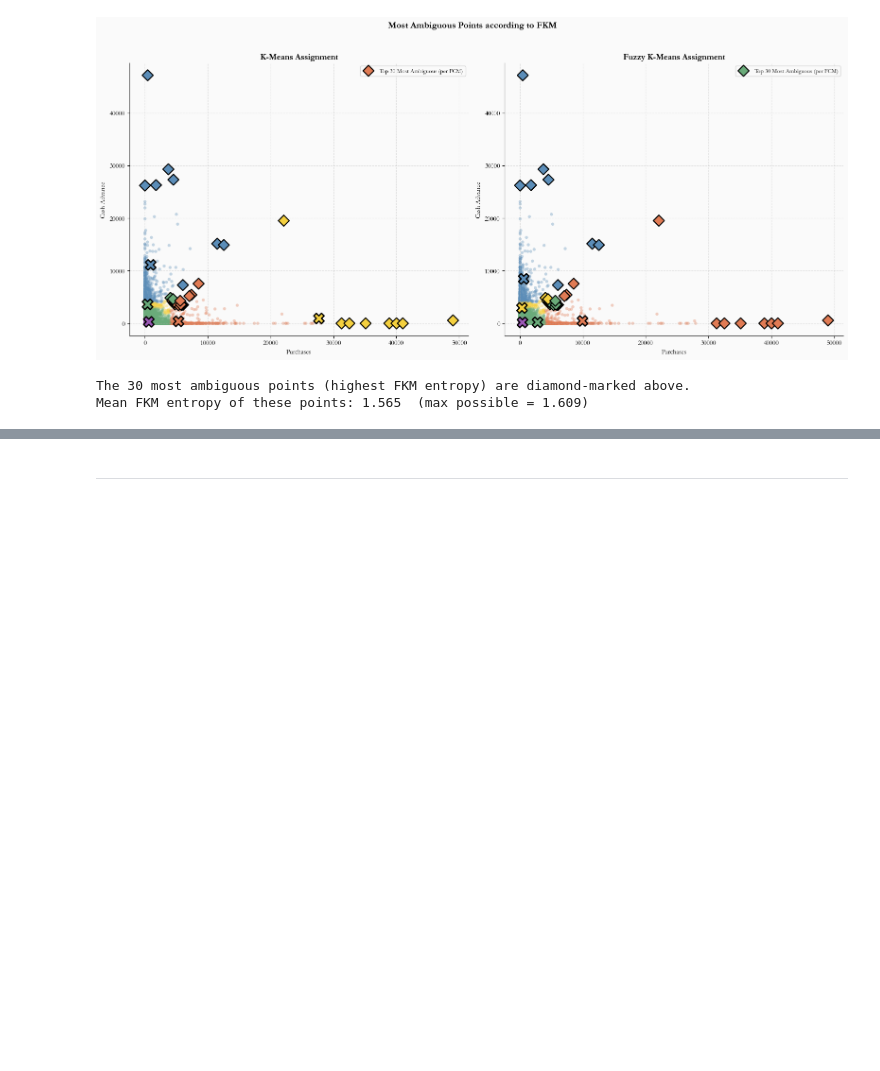
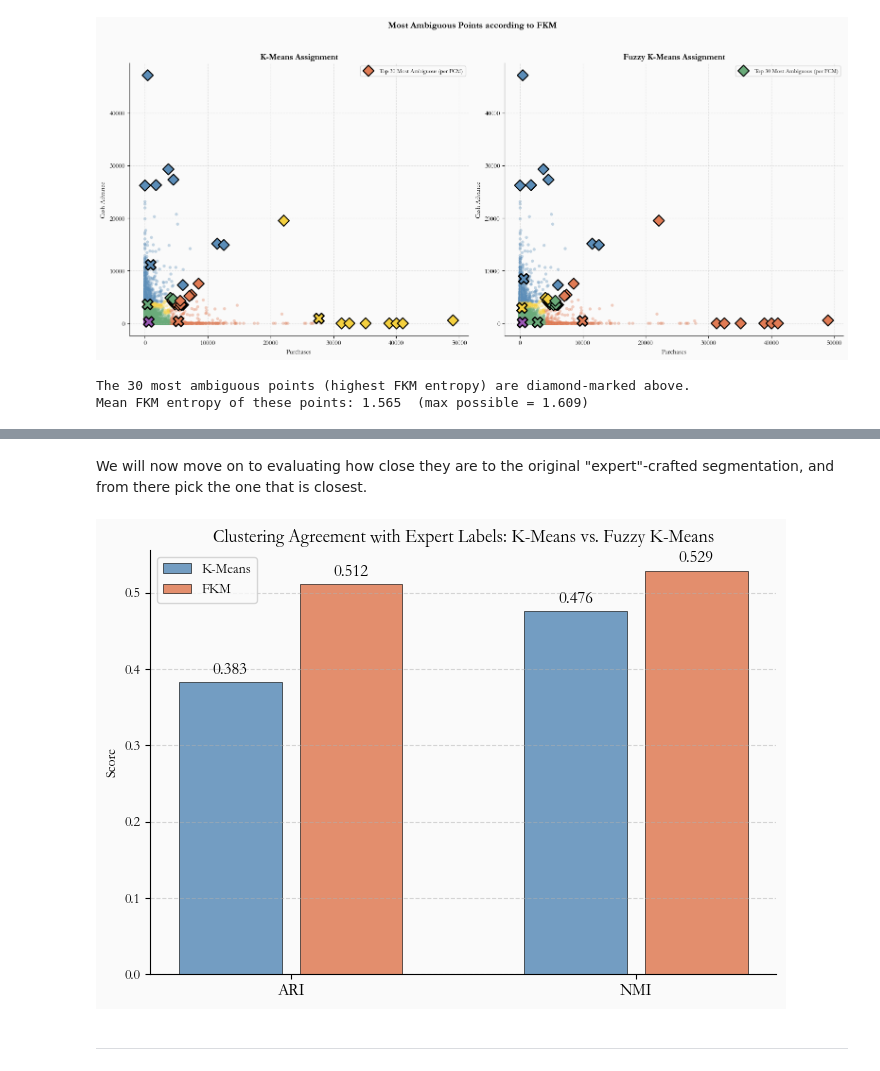
Before and after one commit to RafVale/AI-Course-Project, a Jupyter notebook: Fuzzy Clustering Project.ipynb, the cells around one changed output, grey strips where cells are left out. Drawn from its saved outputs; the diff is of its cells as text; code cells hidden in the pictures; blank space fills up the shorter version.

```diff
--- a/Fuzzy Clustering Project.ipynb
+++ b/Fuzzy Clustering Project.ipynb
@@ -612,3 +568,46 @@ plt.show()
+# %% [markdown]
+We will now move on to evaluating how close they are to the original "expert"-crafted segmentation, and from there pick the one that is closest.
+# %%
+# Compute the four scores
+scores = {
+    'K-Means': {
+        'ARI': adjusted_rand_score(y_true, km_labels),
+        'NMI': normalized_mutual_info_score(y_true, km_labels),
+    },
+    'FKM': {
+        'ARI': adjusted_rand_score(y_true, fcm_labels),
+        'NMI': normalized_mutual_info_score(y_true, fcm_labels),
+    },
+}
+
+metrics = ['ARI', 'NMI']
+algorithms = list(scores.keys())
+x = np.arange(len(metrics))
+width = 0.35
+
+colors = {'K-Means': '#5B8DB8', 'FKM': '#E07B54'}
+
+fig, ax = plt.subplots(figsize=(7, 5))
+
+for i, algo in enumerate(algorithms):
+    values = [scores[algo][m] for m in metrics]
+    offset = (i - 0.5) * width
+    bars = ax.bar(x + offset, values, 0.85 * width, label=algo,
+                   color=colors[algo], alpha=0.85, edgecolor='black', linewidth=0.5)
+    ax.bar_label(bars, fmt='%.3f', padding=3, fontsize=12)
+
+ax.set_xticks(x)
+ax.set_xticklabels(metrics, fontsize=12)
+ax.set_ylabel('Score')
+ax.set_title('Clustering Agreement with Expert Labels: K-Means vs. Fuzzy K-Means', fontsize=13)
+ax.set_ylim(0, 1.05 * max(v for algo in scores.values() for v in algo.values()))
+ax.grid(True, axis='y', linestyle='--', alpha=0.5)
+ax.legend()
+
+plt.tight_layout()
+plt.show()
+# %% [output]
+[figure, added]
 # %% [markdown]
 ___
 # %% [markdown]
```
Also changed, not shown: parts of 10 cells of this notebook, 6 other files.
